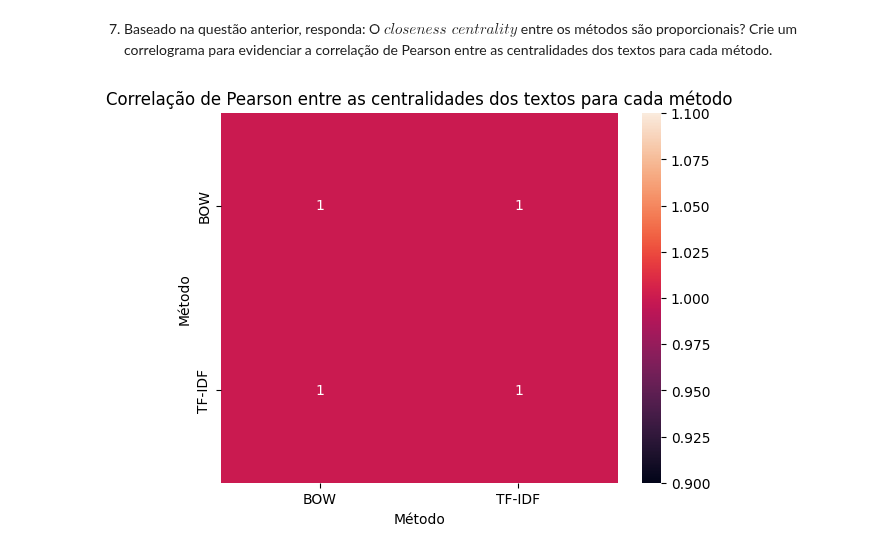
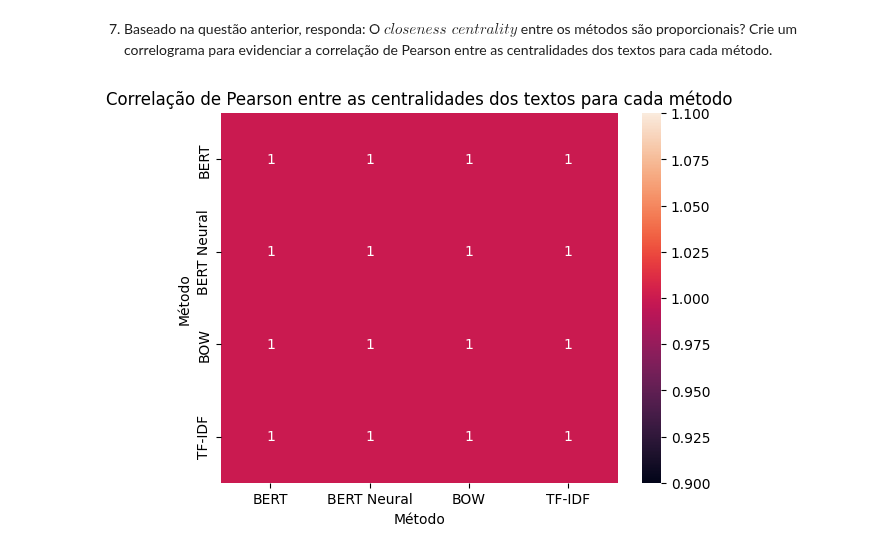
Before and after one commit to clairtonluz/MBA-em-ciencia-de-dados, a Jupyter notebook: Mineracao de Texto/exercicios/EXERCICIO-4- MINERACAO DE TEXTO- 2025.ipynb, the cells around one changed output. Saved outputs shown, nothing was run; the diff lists cells and outputs as text; code cells hidden in the pictures.

```diff
--- a/Mineracao de Texto/exercicios/EXERCICIO-4- MINERACAO DE TEXTO- 2025.ipynb
+++ b/Mineracao de Texto/exercicios/EXERCICIO-4- MINERACAO DE TEXTO- 2025.ipynb
@@ -205,0 +210,7 @@ Name: classificacao, Length: 279, dtype: int64
+# %%
+from sentence_transformers import SentenceTransformer
+
+model=SentenceTransformer('neuralmind/bert-base-portuguese-cased')
+
+X_bert_neural=model.encode(corpus)
+X_bert_neural
@@ -334,0 +447,6 @@ To make this warning go away, explicitly set the edges kwarg, e.g.:
+# %%
+vetores_bert_neural=model.encode(corpus_unique)
+source, target, weight = create_source_target_weight(corpus_unique, vetores_bert_neural)
+
+Gtree = create_tree(source, target, weight)
+nw.visualize(Gtree)
@@ -337,23 +484,29 @@ To make this warning go away, explicitly set the edges kwarg, e.g.:
 # %%
 # 7. Baseado na questão anterior, responda: O $\textit{closeness centrality}$ entre os métodos são proporcionais? Crie um correlograma para evidenciar a correlação de Pearson entre as centralidades dos textos para cada método.
 
 def closeness_centrality(G):
     return nx.closeness_centrality(G)
 
 def create_centrality_df(G):
     cc = closeness_centrality(G)
     return pd.DataFrame(cc.items(), columns=['Texto', 'Closeness'])
 
 df_centrality_bow = create_centrality_df(Gtree)
 df_centrality_bow['Método'] = 'BOW'
 
 df_centrality_tfidf = create_centrality_df(Gtree)
 df_centrality_tfidf['Método'] = 'TF-IDF'
 
-df_centrality = pd.concat([df_centrality_bow, df_centrality_tfidf])
+df_centrality_bert = create_centrality_df(Gtree)
+df_centrality_bert['Método'] = 'BERT'
+
+df_centrality_bert_neural = create_centrality_df(Gtree)
+df_centrality_bert_neural['Método'] = 'BERT Neural'
+
+df_centrality = pd.concat([df_centrality_bow, df_centrality_tfidf, df_centrality_bert, df_centrality_bert_neural])
 
 sns.heatmap(df_centrality.pivot(index='Texto', columns='Método', values='Closeness').corr(), annot=True)
 plt.title('Correlação de Pearson entre as centralidades dos textos para cada método')
 plt.show()
 # %% [output]
-[figure, old version]
+[figure, new version]
```
Also changed, not shown: parts of 14 cells of this notebook.
